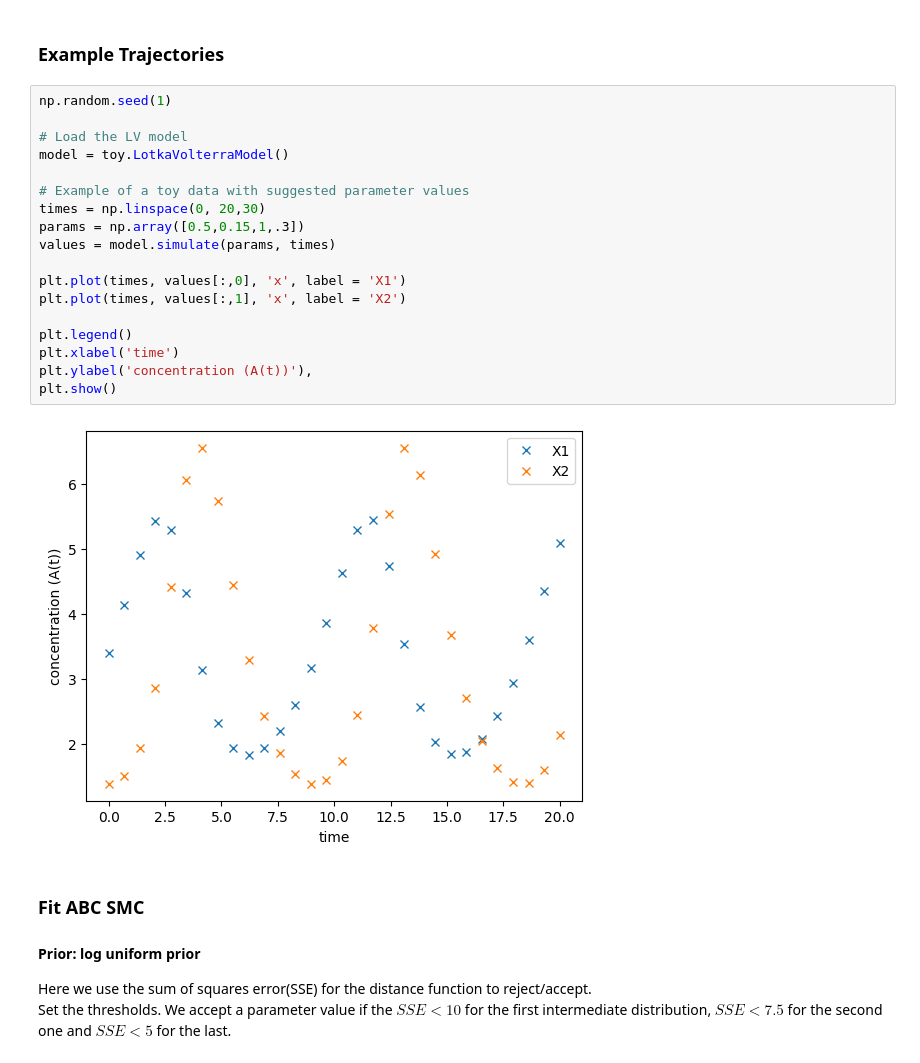
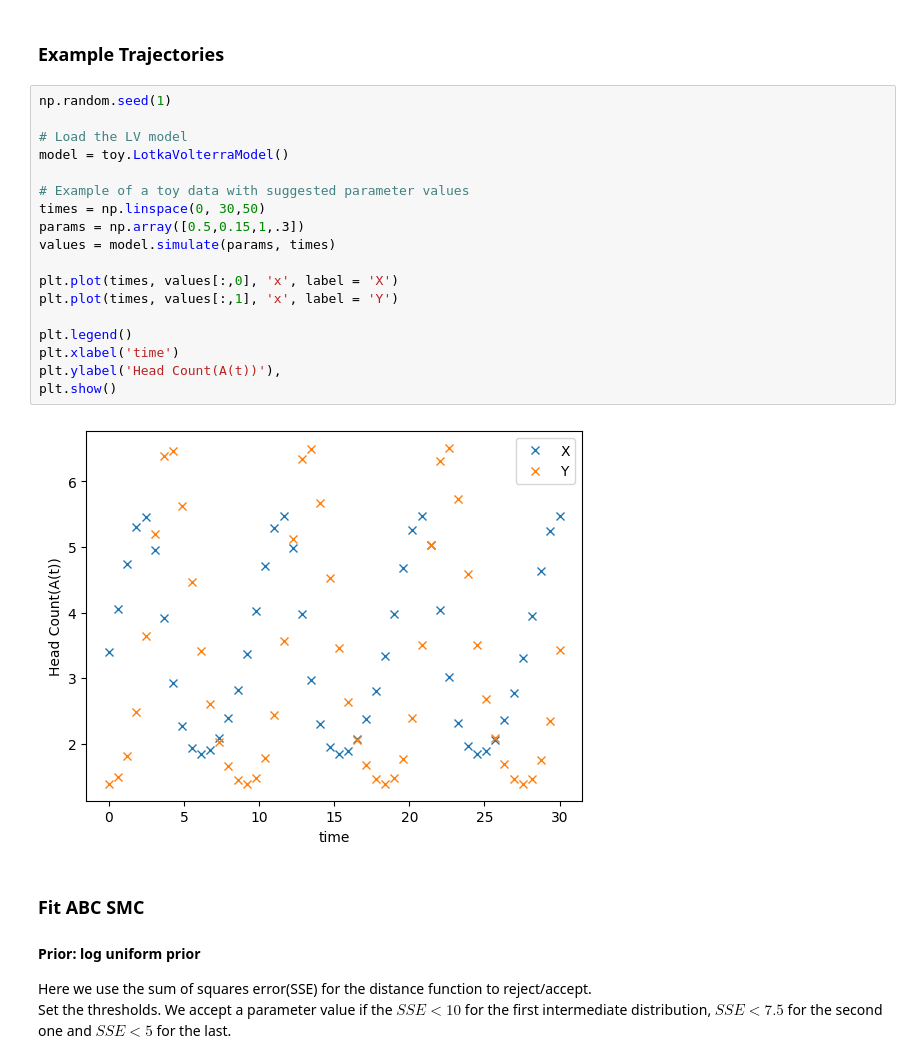
Before and after one commit to hltlovespeach/PINTS_priorCVAE, a Jupyter notebook: vae_abc/abc-smc-LV.ipynb, the cells around one changed output. Cells and saved outputs as stored; diff of their text form.

```diff
--- a/vae_abc/abc-smc-LV.ipynb
+++ b/vae_abc/abc-smc-LV.ipynb
@@ -16,23 +18,23 @@ import matplotlib.pyplot as plt
 # %%
 np.random.seed(1)
 
 # Load the LV model
 model = toy.LotkaVolterraModel()
 
 # Example of a toy data with suggested parameter values
-times = np.linspace(0, 20,30)
+times = np.linspace(0, 30,50)
 params = np.array([0.5,0.15,1,.3])
 values = model.simulate(params, times)
 
-plt.plot(times, values[:,0], 'x', label = 'X1')
-plt.plot(times, values[:,1], 'x', label = 'X2')
+plt.plot(times, values[:,0], 'x', label = 'X')
+plt.plot(times, values[:,1], 'x', label = 'Y')
 
 plt.legend()
 plt.xlabel('time')
-plt.ylabel('concentration (A(t))'),
+plt.ylabel('Head Count(A(t))'),
 plt.show()
 # %% [output]
-[figure, old version]
+[figure, new version]
 # %% [markdown]
 ### Fit ABC SMC
 #### Prior: log uniform prior
```
Also changed, not shown: parts of 13 cells of this notebook.
